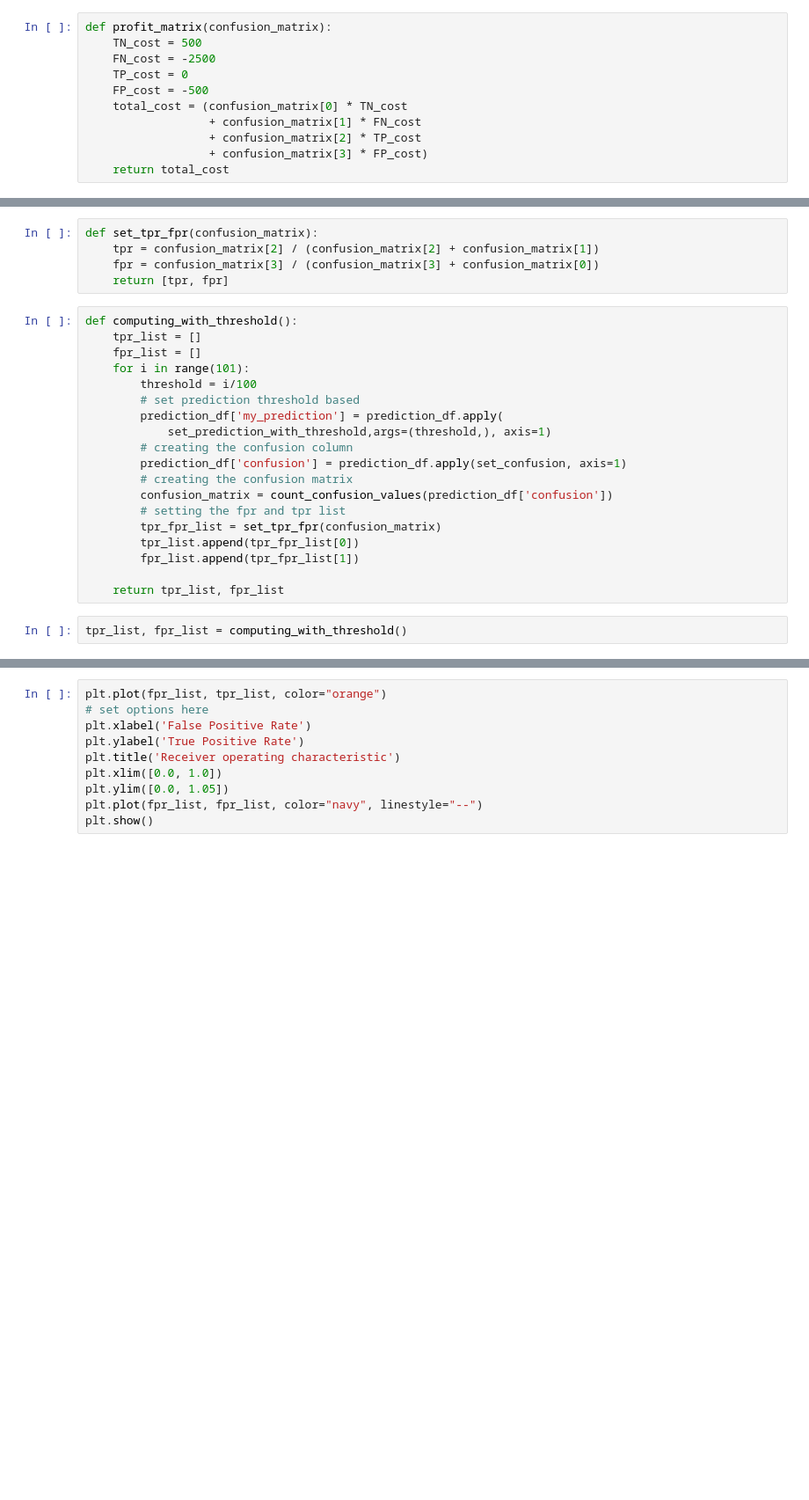
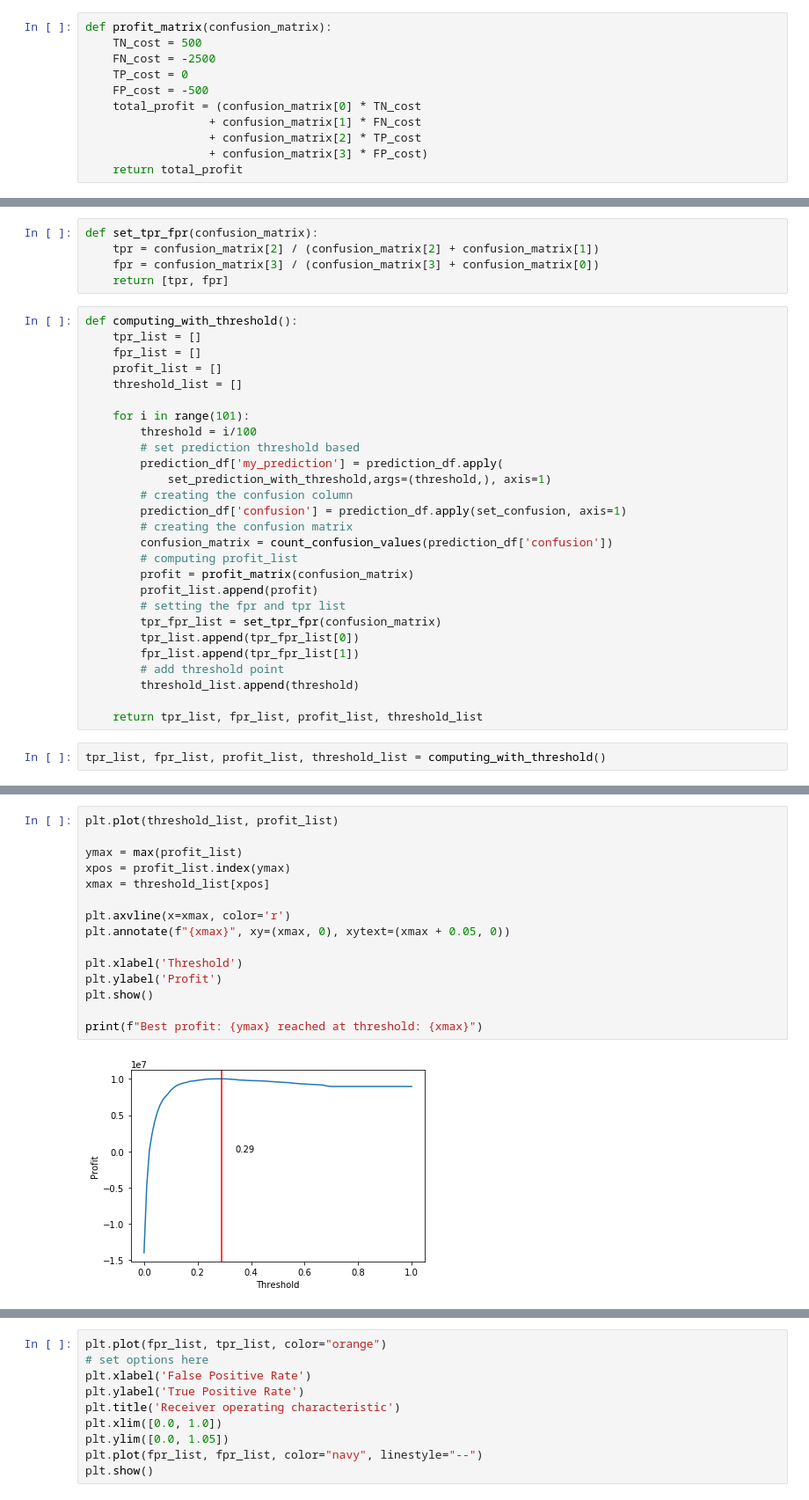
Before and after one commit to Simplon-IA-Bdx-1/give-me-some-credit-nicoOkie, a Jupyter notebook: 2-data-analysis.ipynb, the cells around one changed output, grey strips where cells are left out. Shown: that part at 88% size. Drawn from its saved outputs; the diff is of its cells as text; blank space fills up the shorter version.

```diff
--- a/2-data-analysis.ipynb
+++ b/2-data-analysis.ipynb
@@ -155,11 +195,11 @@ def profit_matrix(confusion_matrix):
     FN_cost = -2500
     TP_cost = 0
     FP_cost = -500
-    total_cost = (confusion_matrix[0] * TN_cost
+    total_profit = (confusion_matrix[0] * TN_cost
                   + confusion_matrix[1] * FN_cost
                   + confusion_matrix[2] * TP_cost
                   + confusion_matrix[3] * FP_cost)
-    return total_cost
+    return total_profit
 # %%
 profit = profit_matrix(confusion_matrix)
 print(profit)
@@ -180,6 +222,9 @@ def set_tpr_fpr(confusion_matrix):
 def computing_with_threshold():
     tpr_list = []
     fpr_list = []
+    profit_list = []
+    threshold_list = []
+
     for i in range(101):
         threshold = i/100
         # set prediction threshold based
@@ -189,11 +234,16 @@ def computing_with_threshold():
         prediction_df['confusion'] = prediction_df.apply(set_confusion, axis=1)
         # creating the confusion matrix
         confusion_matrix = count_confusion_values(prediction_df['confusion'])
+        # computing profit_list
+        profit = profit_matrix(confusion_matrix)
+        profit_list.append(profit)
         # setting the fpr and tpr list
         tpr_fpr_list = set_tpr_fpr(confusion_matrix)
         tpr_list.append(tpr_fpr_list[0])
         fpr_list.append(tpr_fpr_list[1])
+        # add threshold point
+        threshold_list.append(threshold)
 
-    return tpr_list, fpr_list
+    return tpr_list, fpr_list, profit_list, threshold_list
 # %%
-tpr_list, fpr_list = computing_with_threshold()
+tpr_list, fpr_list, profit_list, threshold_list = computing_with_threshold()
@@ -199,0 +252,17 @@ tpr_list, fpr_list = computing_with_threshold()
+# %%
+plt.plot(threshold_list, profit_list)
+
+ymax = max(profit_list)
+xpos = profit_list.index(ymax)
+xmax = threshold_list[xpos]
+
+plt.axvline(x=xmax, color='r')
+plt.annotate(f"{xmax}", xy=(xmax, 0), xytext=(xmax + 0.05, 0))
+
+plt.xlabel('Threshold')
+plt.ylabel('Profit')
+plt.show()
+
+print(f"Best profit: {ymax} reached at threshold: {xmax}")
+# %% [output]
+[figure, added]
```
Also changed, not shown: parts of 17 cells of this notebook, 4 other files.
